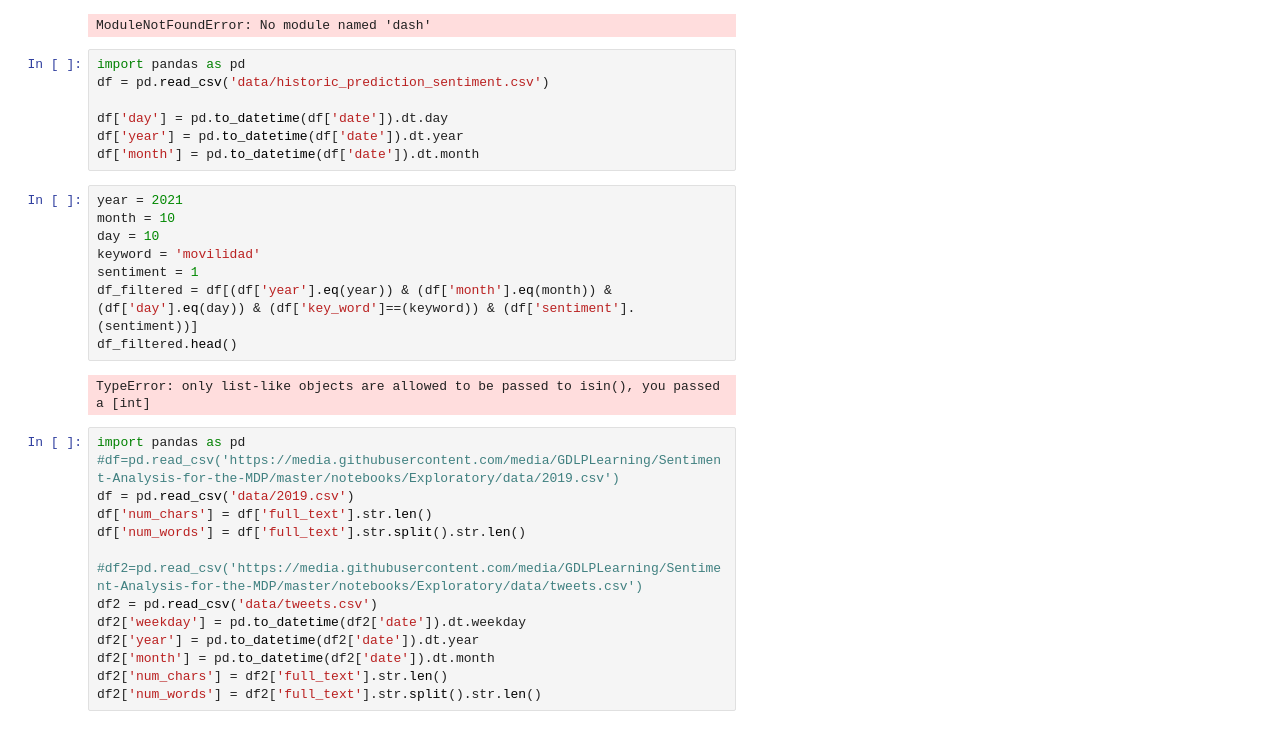
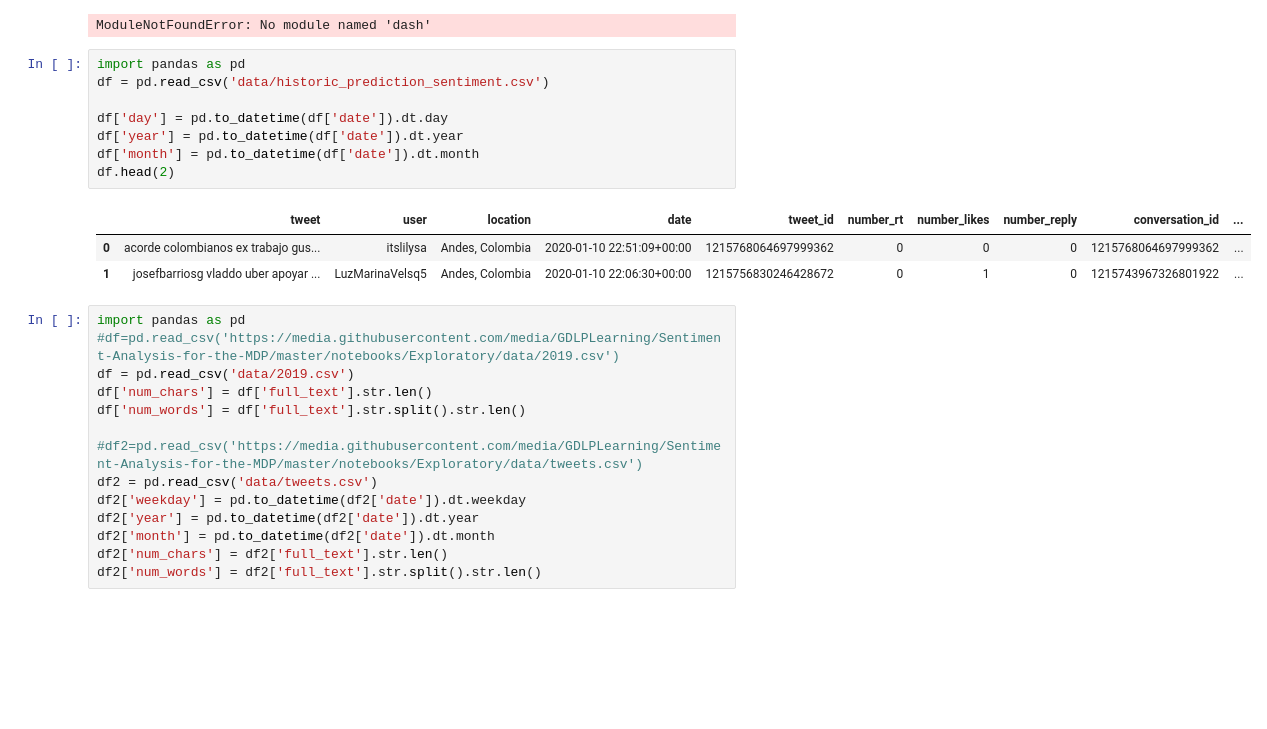
Before and after one commit to GDLPLearning/Sentiment-Analysis-for-the-MDP, a Jupyter notebook: dash_app/pages/Untitled.ipynb, the cells around one changed output. Cells and saved outputs as stored; diff of their text form; blank space fills up the shorter version.

```diff
--- a/dash_app/pages/Untitled.ipynb
+++ b/dash_app/pages/Untitled.ipynb
@@ -21,20 +21,15 @@ ModuleNotFoundError: No module named 'dash'
 # %%
 import pandas as pd
 df = pd.read_csv('data/historic_prediction_sentiment.csv')
 
 df['day'] = pd.to_datetime(df['date']).dt.day
 df['year'] = pd.to_datetime(df['date']).dt.year
 df['month'] = pd.to_datetime(df['date']).dt.month
+df.head(2)
+# %% [output]
+|  | tweet | user | location | date | tweet_id | number_rt | number_likes | number_reply | conversation_id | ... |
+| 0 | acorde colombianos ex trabajo gus... | itslilysa | Andes, Colombia | 2020-01-10 22:51:09+00:00 | 1215768064697999362 | 0 | 0 | 0 | 1215768064697999362 | ... |
+| 1 | josefbarriosg vladdo uber apoyar ... | LuzMarinaVelsq5 | Andes, Colombia | 2020-01-10 22:06:30+00:00 | 1215756830246428672 | 0 | 1 | 0 | 1215743967326801922 | ... |
-# %%
-year = 2021
-month = 10
-day = 10
-keyword = 'movilidad'
-sentiment = 1
-df_filtered = df[(df['year'].eq(year)) & (df['month'].eq(month)) & (df['day'].eq(day)) & (df['key_word']==(keyword)) & (df['sentiment'].(sentiment))]
-df_filtered.head()
-# %% [output]
-TypeError: only list-like objects are allowed to be passed to isin(), you passed a [int]
 # %%
 import pandas as pd
 #df=pd.read_csv('https://media.githubusercontent.com/media/GDLPLearning/Sentiment-Analysis-for-the-MDP/master/notebooks/Exploratory/data/2019.csv')
```
Also changed, not shown: 2 other files.
